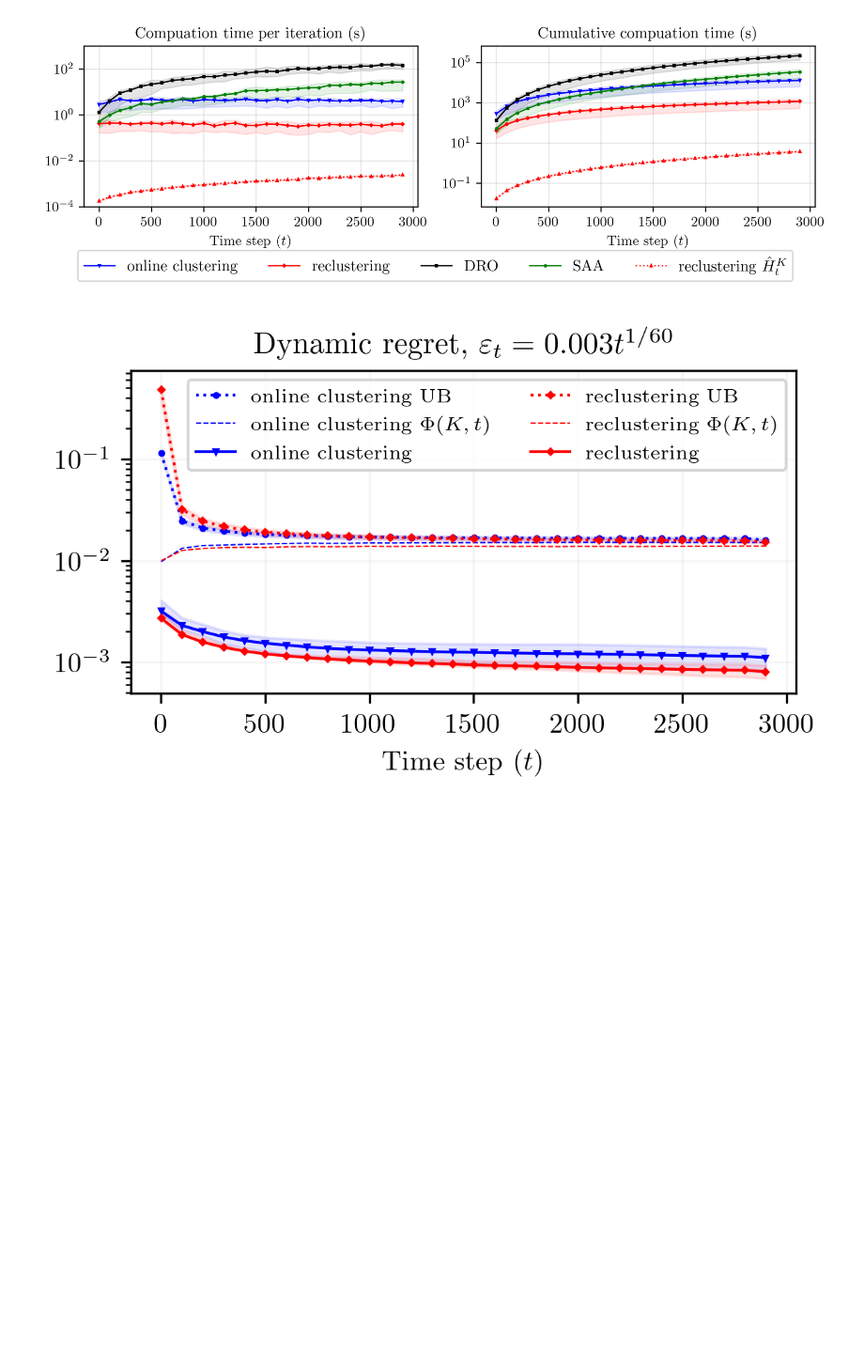
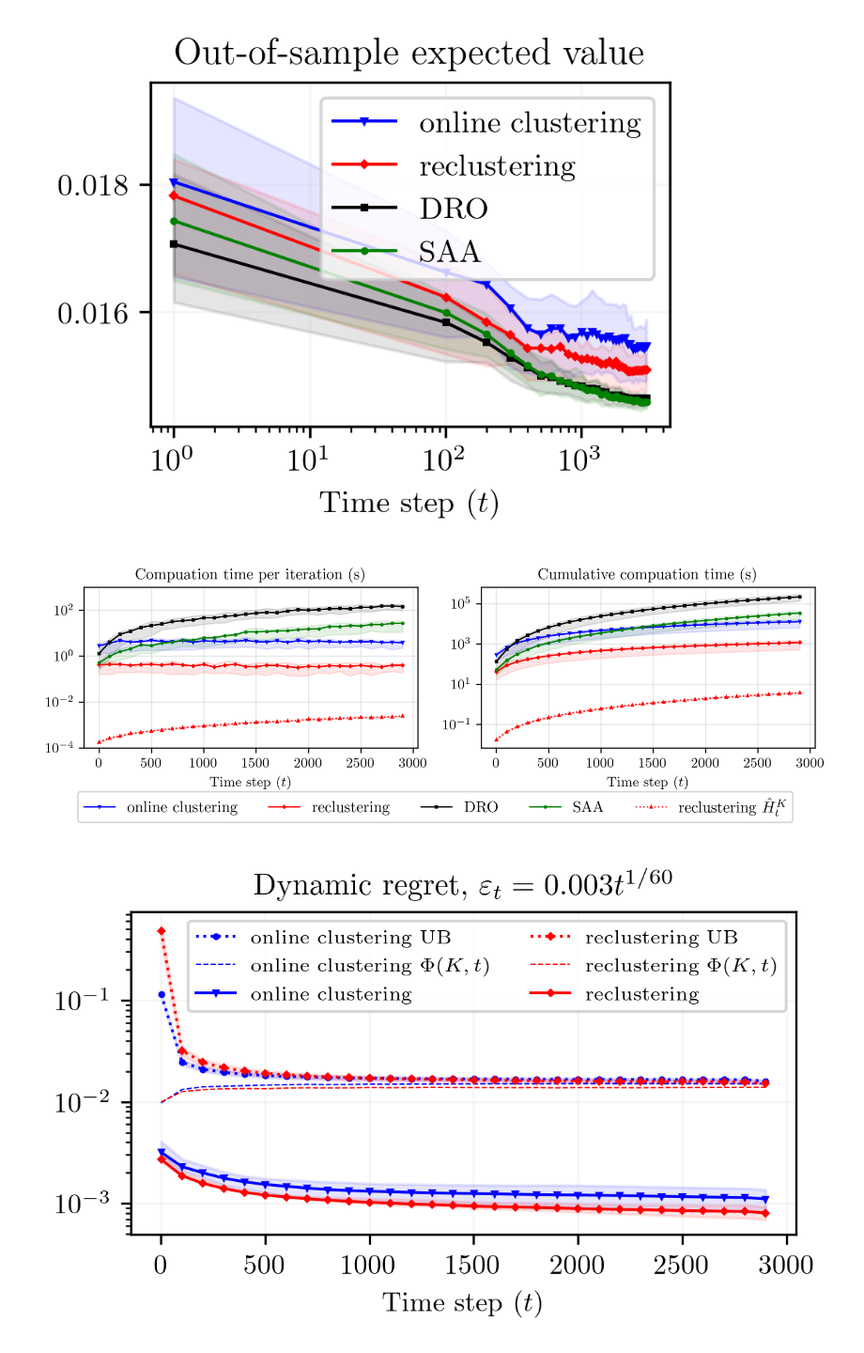
Before and after one commit to stellatogrp/online_mro, a Jupyter notebook: portfolio/analysis/plots/plots_updated.ipynb, the cells around one changed output. Shown at 94% size. Cells and saved outputs as stored; diff of their text form; code cells hidden in the pictures; blank space fills up the shorter version.

```diff
--- a/portfolio/analysis/plots/plots_updated.ipynb
+++ b/portfolio/analysis/plots/plots_updated.ipynb
@@ -312,6 +312,43 @@ def plot_bounds(df, quantiles, df1=None, quantiles1=None, end_ind=61,j=(0,0,0),
     # plt.ylim([0.003,0.033])
     plt.grid(True, alpha=alpha)
     plt.savefig('bounds_analysis.pdf', bbox_inches='tight', dpi=300)
+# %%
+def plot_eval(df, quantiles, df1=None, quantiles1=None,end_ind=61,j=(0,0,0), q = (40,60),K=5, alpha=0.1):
+    j1,j2,j3 = j
+    # Set up LaTeX rendering
+    df = df[K]
+    fontsize= 10
+    quantiles = quantiles[K]
+    q1,q2 = q
+    plt.rcParams.update({
+        "text.usetex": True,
+        "font.family": "serif",
+        "font.serif": ["Computer Modern Roman"],
+        "font.size": fontsize,
+        "axes.labelsize": fontsize,
+        "axes.titlesize": 12,
+        "legend.fontsize": fontsize
+    })
+    t_range = np.array(df['t'])[(0*end_ind):(1)*end_ind:2] + 1
+    plt.figure(figsize=(3, 2), dpi=300)
+    plt.plot(t_range, df['O_eval0'][(j1*end_ind):(j1+1)*end_ind:2], 'b-', linewidth=1, label = "online clustering" , marker="v",ms=1.5)
+
+    plt.fill_between(np.array(t_range),y1=np.array(quantiles[q1]['O_eval0'][(j1*end_ind):(j1+1)*end_ind:2]).astype(float),y2=np.array(quantiles[q2]['O_eval0'][(j1*end_ind):(j1+1)*end_ind:2]).astype(float),alpha=alpha, color = 'b')
+    plt.plot(t_range, df['MRO_eval0'][(j2*end_ind):(j2+1)*end_ind:2], 'r-', linewidth=1, label = "reclustering", marker="D",ms=1.5)
+    plt.fill_between(np.array(t_range),y1=np.array(quantiles[q1]['MRO_eval0'][(j2*end_ind):(j2+1)*end_ind:2]).astype(float),y2=np.array(quantiles[q2]['MRO_eval0'][(j2*end_ind):(j2+1)*end_ind:2]).astype(float),alpha=alpha, color='r')
+
+    plt.plot(t_range, df1['DRO_eval1'][(j3*end_ind):(j3+1)*end_ind:2], 'black', linewidth=1, label = "DRO", marker="s",ms=1.5)
+    plt.fill_between(np.array(t_range),y1=np.array(quantiles1[q1]['DRO_eval1'][(j3*end_ind):(j3+1)*end_ind:2]).astype(float),y2=np.array(quantiles1[q2]['DRO_eval1'][(j3*end_ind):(j3+1)*end_ind:2]).astype(float),alpha=alpha, color='black')
+
+    plt.plot(t_range, df1['SA_eval1'][(j3*end_ind):(j3+1)*end_ind:2], 'g-', linewidth=1, label = "SAA", marker="o",ms=1.5)
+    plt.fill_between(np.array(t_range),y1=np.array(quantiles1[q1]['SA_eval1'][(j3*end_ind):(j3+1)*end_ind:2]).astype(float),y2=np.array(quantiles1[q2]['SA_eval1'][(j3*end_ind):(j3+1)*end_ind:2]).astype(float),alpha=alpha, color='g')
+    plt.xscale("log")
+    # plt.ylim([0.008,0.022])
+    plt.legend()
+    plt.xlabel(r'Time step $(t)$')
+    plt.title(r'Out-of-sample expected value')
+    plt.grid(True, alpha=alpha)
+    plt.savefig('eval_analysis.pdf', bbox_inches='tight', dpi=300)
 # %%
 T=3001
 R = 60
@@ -367,3 +404,7 @@ plot_eval_all(df,quantiles,df[0],quantiles[0],j=(0,8,5,1),K=5,q=(25,75),ylim=[0.
+# %%
+plot_eval(df,quantiles,df[0],quantiles[0],j=(3,5,5),K=15,q=(25,75),end_ind=61)
+# %% [output]
+[figure, added]
 # %%
 plot_computation_times(df,quantiles,df[0],quantiles[0],j=(3,8,5,5),K=15,q=(25,75))
 # %% [output]
```
Also changed, not shown: parts of 1 cell of this notebook, 2 other files.
